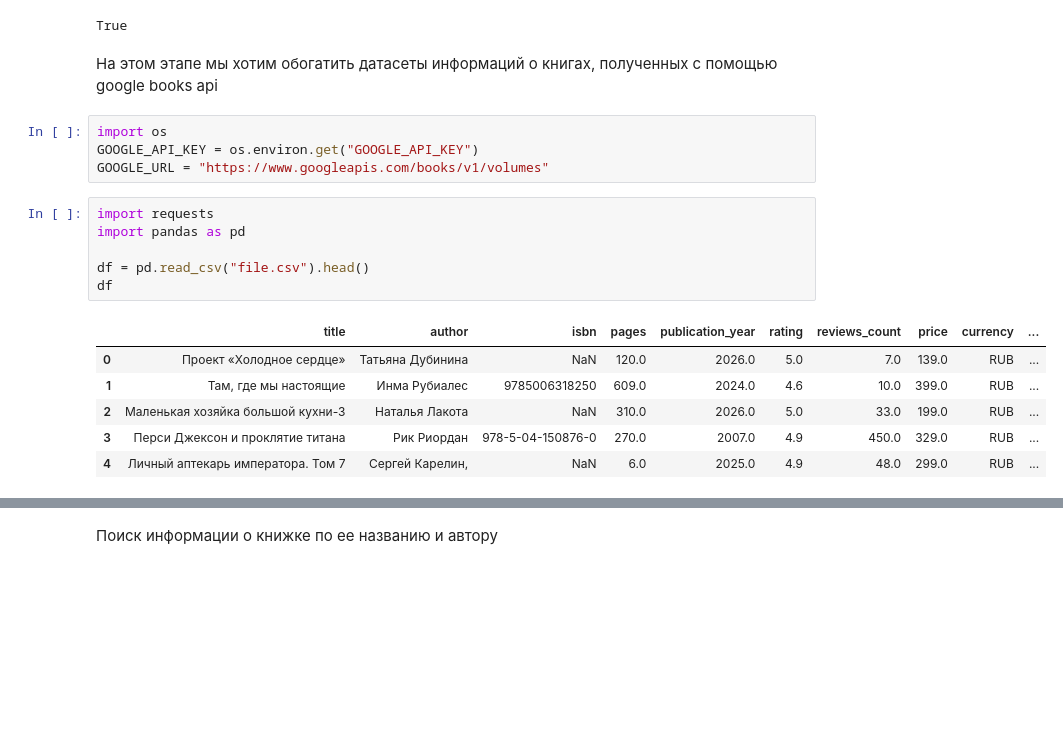
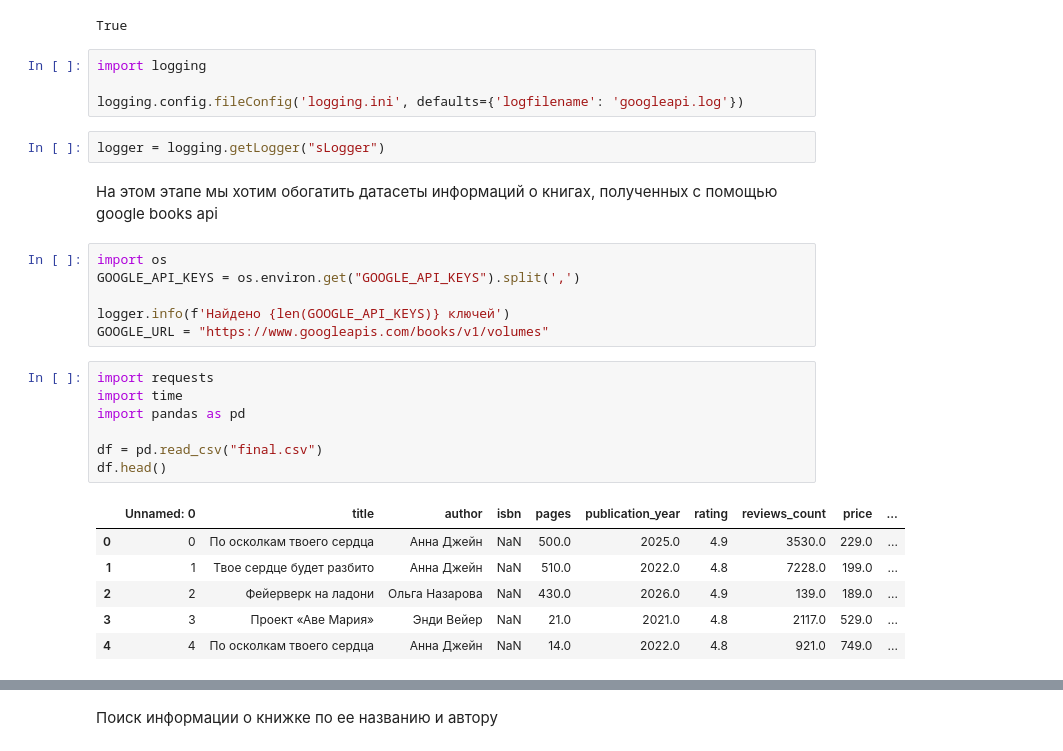
Before and after one commit to maxim-safonov/gp_2, a Jupyter notebook: google_api.ipynb, the cells around one changed output, grey strips where cells are left out. Drawn from its saved outputs; the diff is of its cells as text; blank space fills up the shorter version.

Commit message:
Logging added and parsed google books info for NYT and Litres books

```diff
--- a/google_api.ipynb
+++ b/google_api.ipynb
@@ -5,22 +5,31 @@ from dotenv import load_dotenv
 load_dotenv()
 # %% [output]
 True
+# %%
+import logging
+
+logging.config.fileConfig('logging.ini', defaults={'logfilename': 'googleapi.log'})
+# %%
+logger = logging.getLogger("sLogger")
 # %% [markdown]
 На этом этапе мы хотим обогатить датасеты информаций о книгах, полученных с помощью google books api
 # %%
 import os
-GOOGLE_API_KEY = os.environ.get("GOOGLE_API_KEY")
+GOOGLE_API_KEYS = os.environ.get("GOOGLE_API_KEYS").split(',')
+
+logger.info(f'Найдено {len(GOOGLE_API_KEYS)} ключей')
 GOOGLE_URL = "https://www.googleapis.com/books/v1/volumes"
 # %%
 import requests
+import time
 import pandas as pd
 
-df = pd.read_csv("file.csv").head()
-df
+df = pd.read_csv("final.csv")
+df.head()
 # %% [output]
-|  | title | author | isbn | pages | publication_year | rating | reviews_count | price | currency | ... |
-| 0 | Проект «Холодное сердце» | Татьяна Дубинина | NaN | 120.0 | 2026.0 | 5.0 | 7.0 | 139.0 | RUB | ... |
-| 1 | Там, где мы настоящие | Инма Рубиалес | 9785006318250 | 609.0 | 2024.0 | 4.6 | 10.0 | 399.0 | RUB | ... |
-| 2 | Маленькая хозяйка большой кухни-3 | Наталья Лакота | NaN | 310.0 | 2026.0 | 5.0 | 33.0 | 199.0 | RUB | ... |
-| 3 | Перси Джексон и проклятие титана | Рик Риордан | 978-5-04-150876-0 | 270.0 | 2007.0 | 4.9 | 450.0 | 329.0 | RUB | ... |
-| 4 | Личный аптекарь императора. Том 7 | Сергей Карелин, | NaN | 6.0 | 2025.0 | 4.9 | 48.0 | 299.0 | RUB | ... |
+|  | Unnamed: 0 | title | author | isbn | pages | publication_year | rating | reviews_count | price | ... |
+| 0 | 0 | По осколкам твоего сердца | Анна Джейн | NaN | 500.0 | 2025.0 | 4.9 | 3530.0 | 229.0 | ... |
+| 1 | 1 | Твое сердце будет разбито | Анна Джейн | NaN | 510.0 | 2022.0 | 4.8 | 7228.0 | 199.0 | ... |
+| 2 | 2 | Фейерверк на ладони | Ольга Назарова | NaN | 430.0 | 2026.0 | 4.9 | 139.0 | 189.0 | ... |
+| 3 | 3 | Проект «Аве Мария» | Энди Вейер | NaN | 21.0 | 2021.0 | 4.8 | 2117.0 | 529.0 | ... |
+| 4 | 4 | По осколкам твоего сердца | Анна Джейн | NaN | 14.0 | 2022.0 | 4.8 | 921.0 | 749.0 | ... |
```
Also changed, not shown: parts of 12 cells of this notebook, 4 other files.
